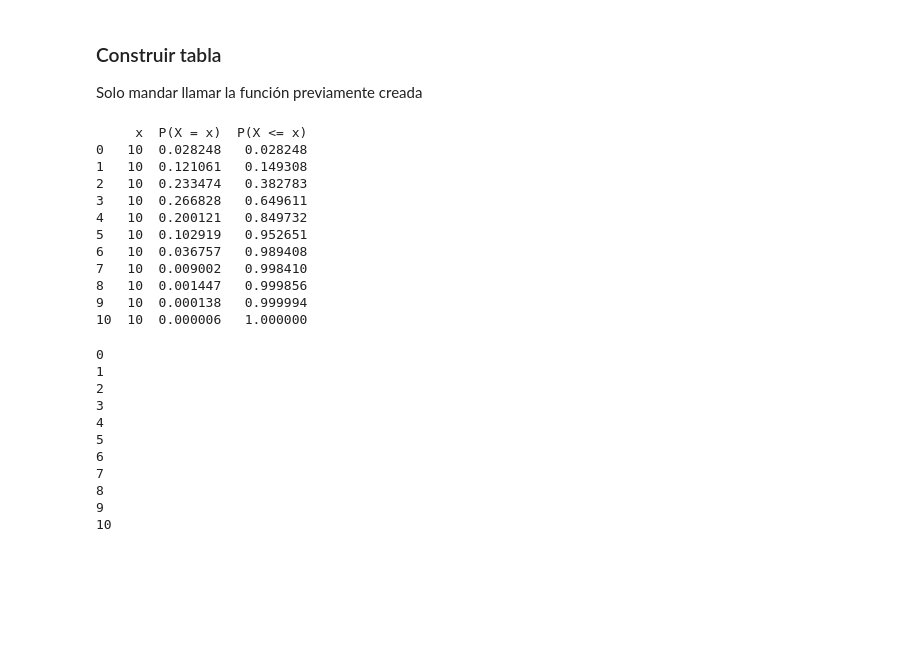
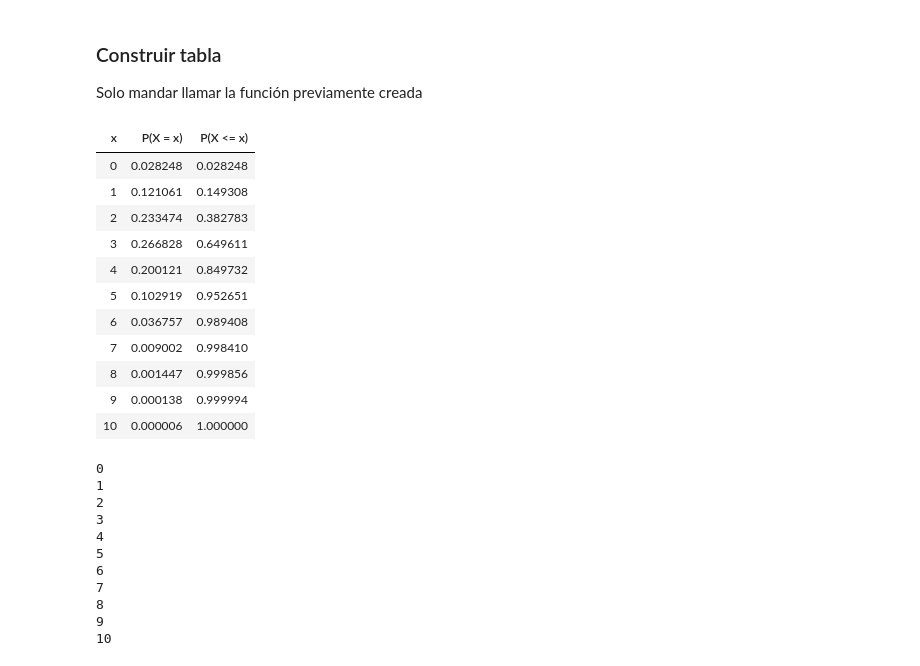
Before and after one commit to rpizarrog/probabilidad-y-estad-stica, a Jupyter notebook: Python 2023/Caso_17_Distribución_binomial.ipynb, the cells around one changed output. Saved outputs shown, nothing was run; the diff lists cells and outputs as text; code cells hidden in the pictures; blank space fills up the shorter version.

```diff
--- a/Python 2023/Caso_17_Distribución_binomial.ipynb
+++ b/Python 2023/Caso_17_Distribución_binomial.ipynb
@@ -195,23 +196,28 @@ n = 10 # Número de ensayos
 ### Construir tabla
 
 Solo mandar llamar la función previamente creada
-# %%
-
-tabla = f_tabla_binomial(xi, n, p)
-print (tabla)
-# %% [output]
-     x  P(X = x)  P(X <= x)
-0   10  0.028248   0.028248
-1   10  0.121061   0.149308
-2   10  0.233474   0.382783
-3   10  0.266828   0.649611
-4   10  0.200121   0.849732
-5   10  0.102919   0.952651
-6   10  0.036757   0.989408
-7   10  0.009002   0.998410
-8   10  0.001447   0.999856
-9   10  0.000138   0.999994
-10  10  0.000006   1.000000
+# %%
+
+tabla = f_tabla_binomial(xi, n, p)
+# print (tabla)
+tabla_html = tabla.to_html(index=False, classes='table table-bordered table-striped')
+
+# Imprimir la tabla HTML
+# Mostrar la tabla directamente
+display(HTML(tabla_html))
+# %% [output]
+| x | P(X = x) | P(X <= x) |
+| 0 | 0.028248 | 0.028248 |
+| 1 | 0.121061 | 0.149308 |
+| 2 | 0.233474 | 0.382783 |
+| 3 | 0.266828 | 0.649611 |
+| 4 | 0.200121 | 0.849732 |
+| 5 | 0.102919 | 0.952651 |
+| 6 | 0.036757 | 0.989408 |
+| 7 | 0.009002 | 0.998410 |
+| 8 | 0.001447 | 0.999856 |
+| 9 | 0.000138 | 0.999994 |
+| 10 | 0.000006 | 1.000000 |
 # %%
 for x in xi:
   print(x)
```
Also changed, not shown: parts of 18 cells of this notebook.
